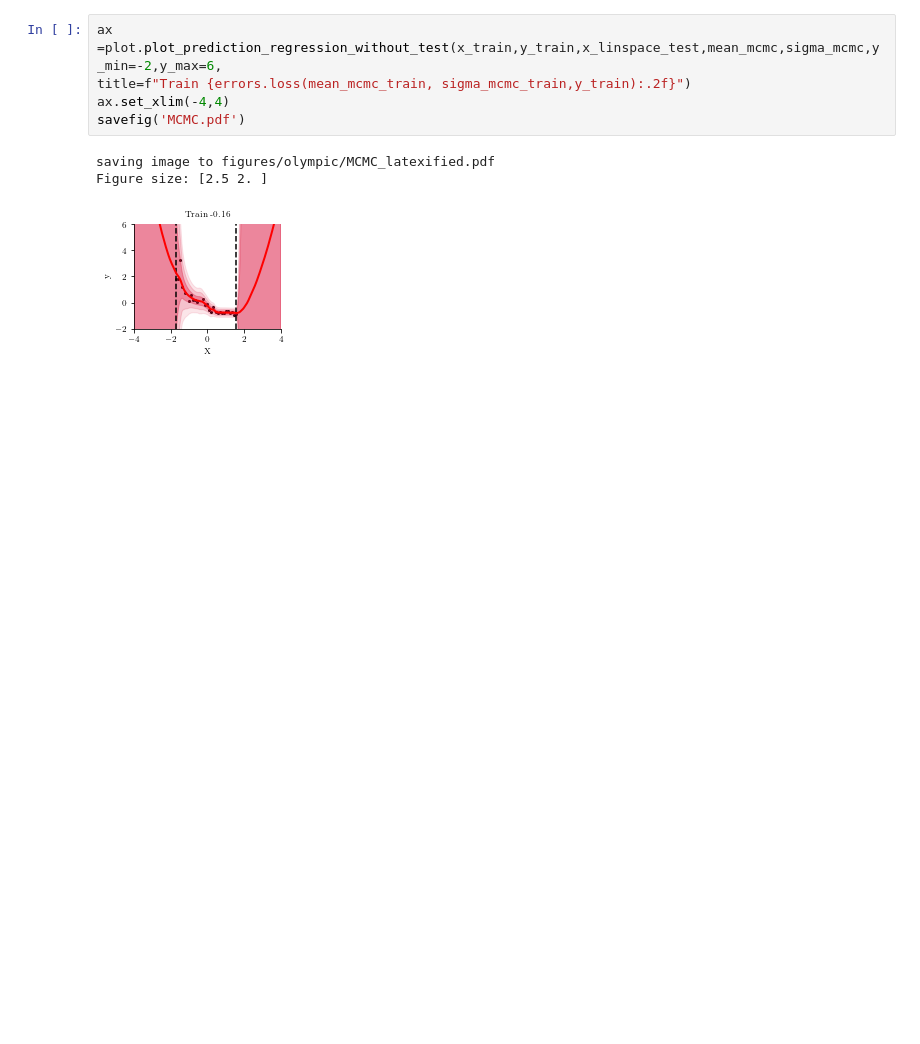
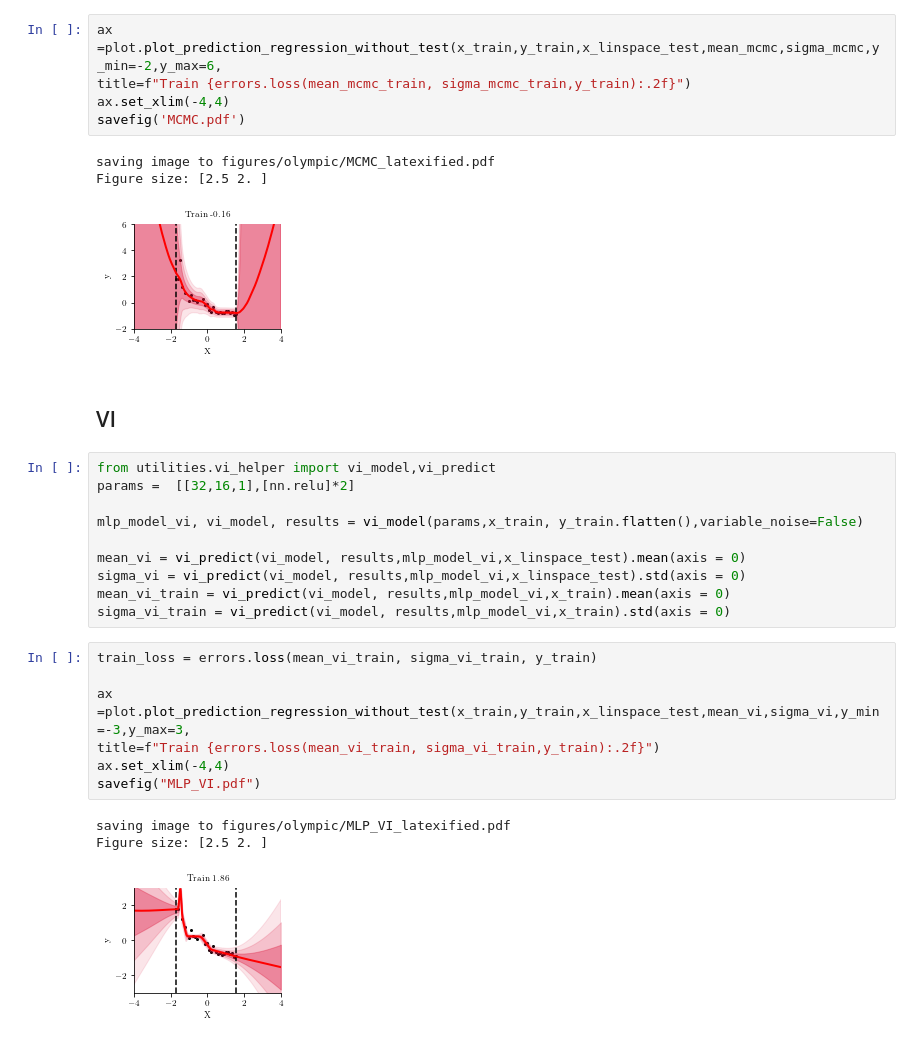
Before and after one commit to nipunbatra/bnn-zoo, a Jupyter notebook: notebooks/regression/olympic_data_comparison.ipynb, the cells around one changed output. Drawn from its saved outputs; the diff is of its cells as text; blank space fills up the shorter version.

Commit message:
add VI results

```diff
--- a/notebooks/regression/olympic_data_comparison.ipynb
+++ b/notebooks/regression/olympic_data_comparison.ipynb
@@ -368,3 +368,26 @@ savefig('MCMC.pdf')
 saving image to figures/olympic/MCMC_latexified.pdf
 Figure size: [2.5 2. ]
 [figure]
+# %% [markdown]
+## VI
+# %%
+from utilities.vi_helper import vi_model,vi_predict
+params =  [[32,16,1],[nn.relu]*2]
+
+mlp_model_vi, vi_model, results = vi_model(params,x_train, y_train.flatten(),variable_noise=False)
+
+mean_vi = vi_predict(vi_model, results,mlp_model_vi,x_linspace_test).mean(axis = 0)
+sigma_vi = vi_predict(vi_model, results,mlp_model_vi,x_linspace_test).std(axis = 0)
+mean_vi_train = vi_predict(vi_model, results,mlp_model_vi,x_train).mean(axis = 0)
+sigma_vi_train = vi_predict(vi_model, results,mlp_model_vi,x_train).std(axis = 0)
+# %%
+train_loss = errors.loss(mean_vi_train, sigma_vi_train, y_train)
+
+ax =plot.plot_prediction_regression_without_test(x_train,y_train,x_linspace_test,mean_vi,sigma_vi,y_min=-3,y_max=3,
+title=f"Train {errors.loss(mean_vi_train, sigma_vi_train,y_train):.2f}")
+ax.set_xlim(-4,4)
+savefig("MLP_VI.pdf")
+# %% [output]
+saving image to figures/olympic/MLP_VI_latexified.pdf
+Figure size: [2.5 2. ]
+[figure, added]
```
Also changed, not shown: parts of 1 cell of this notebook, 2 other files.
